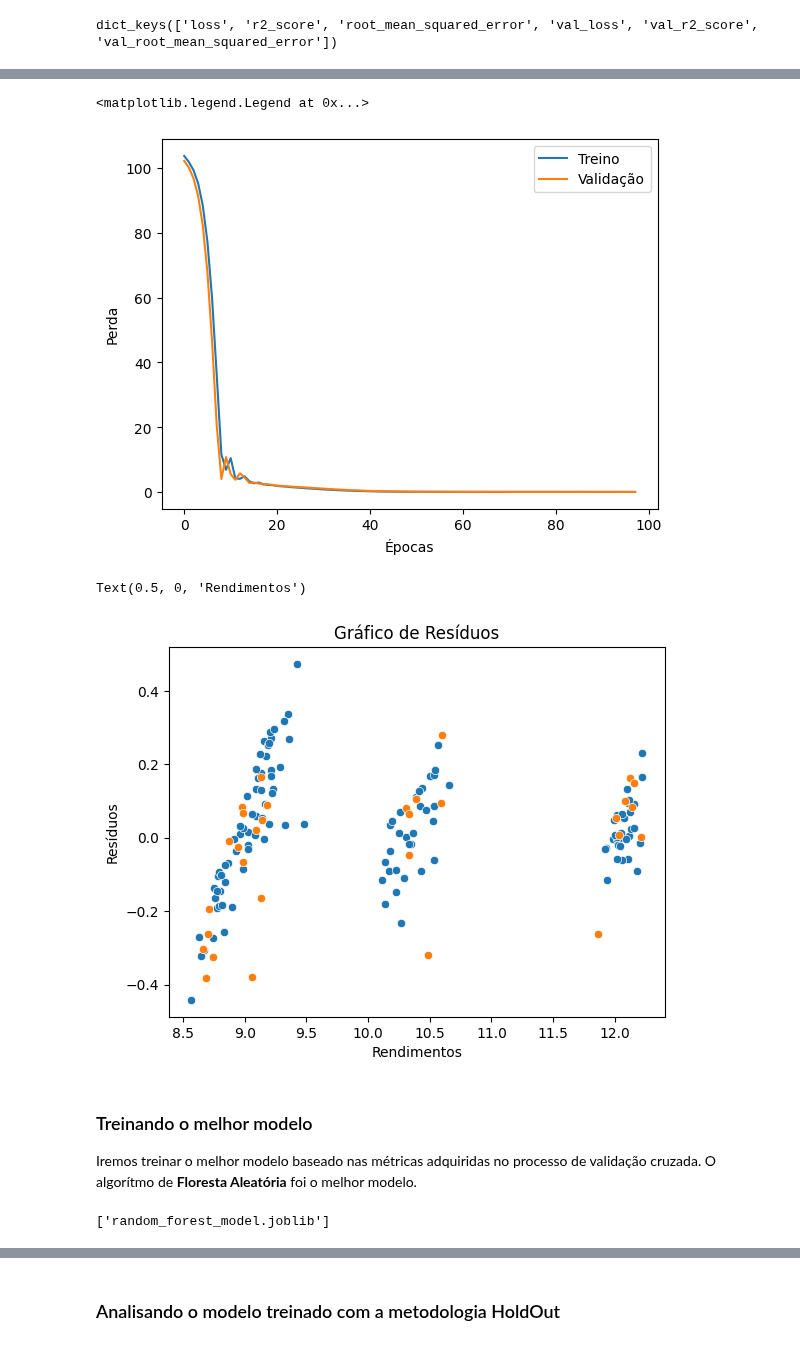
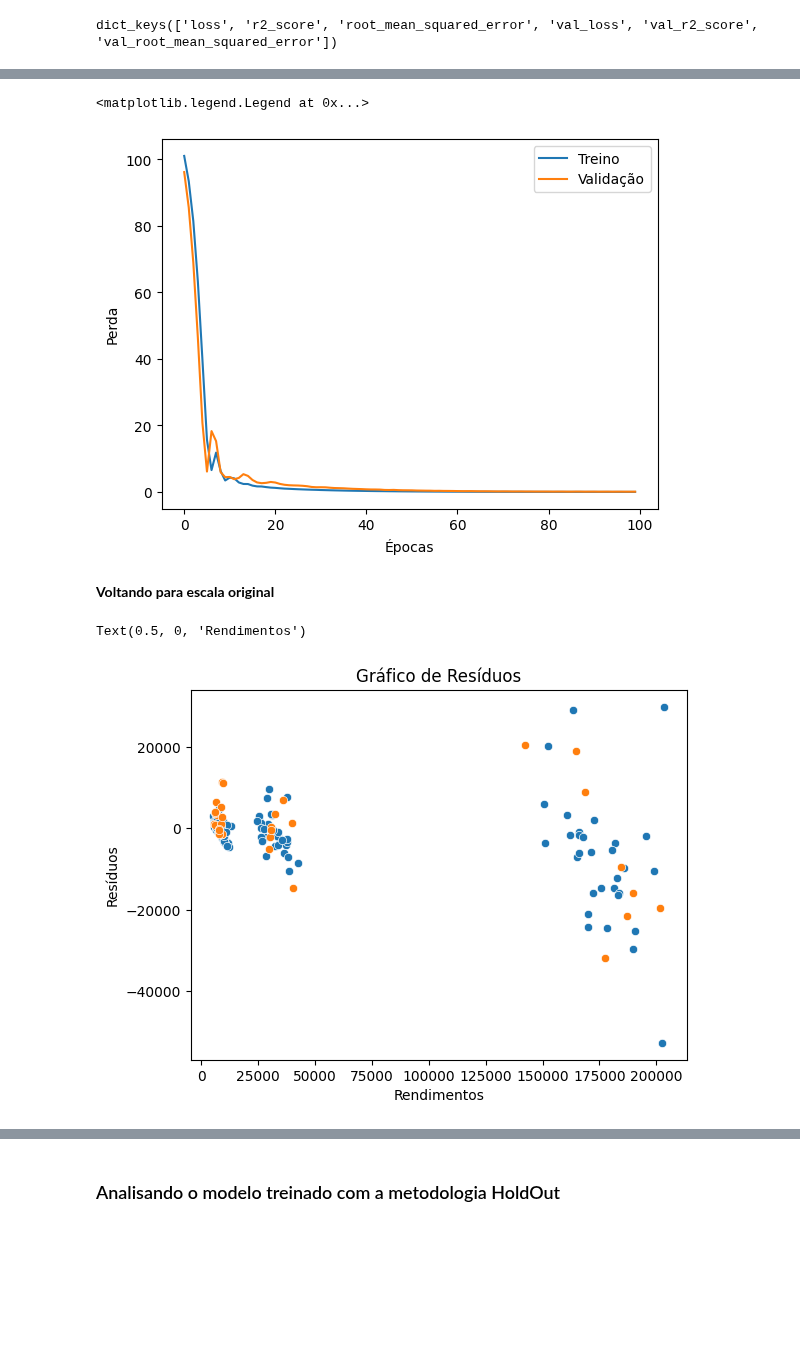
Before and after one commit to DiogoBotton/Machine_Learning_Training_Learn, a Jupyter notebook: Regressao_Linear/FIAP/Atividade_Fase5/02_regression_model.ipynb, the cells around one changed output, grey strips where cells are left out. Cells and saved outputs as stored; diff of their text form; code cells hidden in the pictures; blank space fills up the shorter version.

Commit message:
Analisando o modelo final e exportando-o

```diff
--- a/Regressao_Linear/FIAP/Atividade_Fase5/02_regression_model.ipynb
+++ b/Regressao_Linear/FIAP/Atividade_Fase5/02_regression_model.ipynb
@@ -54,6 +55,6 @@ df.head()
 # %%
 df['HumidityCombined'] = df['RelativeHumidity_%'] * df['SpecificHumidity_g_kg'] # Combinação das features
 
-df.drop(['SpecificHumidity_g_kg', 'RelativeHumidity_%'], axis=1, inplace=True) # Excluindo valores de humidade anteriores
+#df.drop(['SpecificHumidity_g_kg', 'RelativeHumidity_%'], axis=1, inplace=True) # Excluindo valores de humidade anteriores
 df.head()
 # %% [output]
@@ -113,7 +112,7 @@ See the caveats in the documentation: https://pandas.pydata.org/pandas-docs/stab
 # %% [markdown]
 **Normalização**
 # %%
-normalization = MinMaxScaler()
+normalization = StandardScaler()
 
 X_train_scaled = normalization.fit_transform(X_train)
 X_test_scaled = normalization.transform(X_test)
@@ -430,29 +429,24 @@ plt.ylabel('Perda')
 plt.legend(['Treino','Validação'])
 # %% [output]
 <matplotlib.legend.Legend at 0x...>
-[figure, old version]
+[figure, new version]
+# %% [markdown]
+**Voltando para escala original**
+# %%
+y_train = np.expm1(y_train)
+y_test = np.expm1(y_test)
+
+predict_keras_train = np.expm1(predict_keras_train)
+predict_keras_test = np.expm1(predict_keras_test)
 # %%
-resid_train = y_train - predict_keras_train.reshape(-1) # flatten() tbm funciona para reduzir as dimensões do array
-resid_test = y_test - predict_keras_test.reshape(-1)
+resid_train = predict_keras_train.reshape(-1) - y_train  # flatten() tbm funciona para reduzir as dimensões do array
+resid_test = predict_keras_test.reshape(-1) - y_test
 
 sns.scatterplot(x=y_train, y=resid_train)
 sns.scatterplot(x=y_test, y=resid_test)
 plt.title("Gráfico de Resíduos")
 plt.ylabel("Resíduos")
 plt.xlabel("Rendimentos")
 # %% [output]
 Text(0.5, 0, 'Rendimentos')
-[figure, old version]
+[figure, new version]
-# %% [markdown]
-### Treinando o melhor modelo
-
-Iremos treinar o melhor modelo baseado nas métricas adquiridas no processo de validação cruzada. O algorítmo de **Floresta Aleatória** foi o melhor modelo.
-# %%
-# Modelos como o de floresta aleatória não é necessário normalizar os dados
-
-final_model_rf = RandomForestRegressor(random_state=SEED)
-final_model_rf.fit(X, y)
-
-joblib.dump(final_model_rf, 'random_forest_model.joblib')
-# %% [output]
-['random_forest_model.joblib']
```
Also changed, not shown: parts of 38 cells of this notebook, 3 other files.
